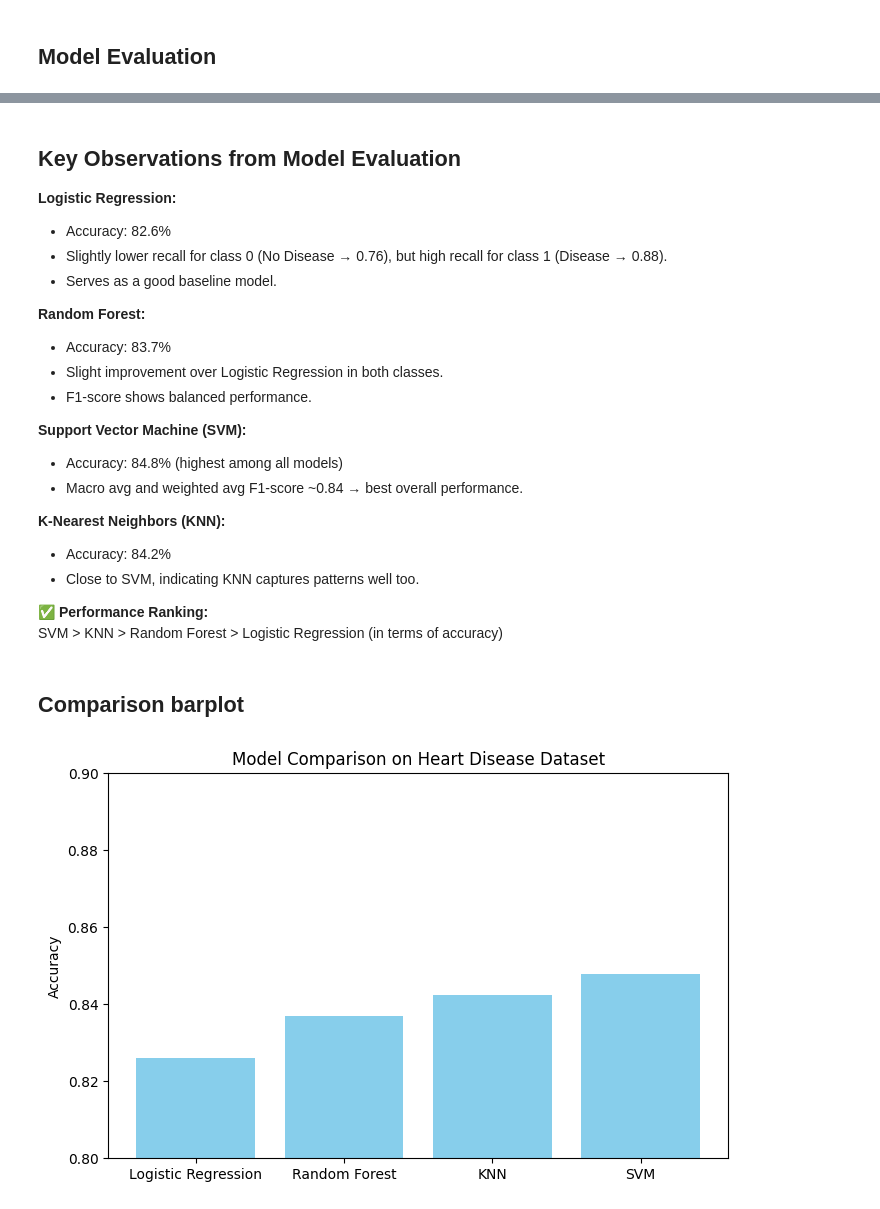
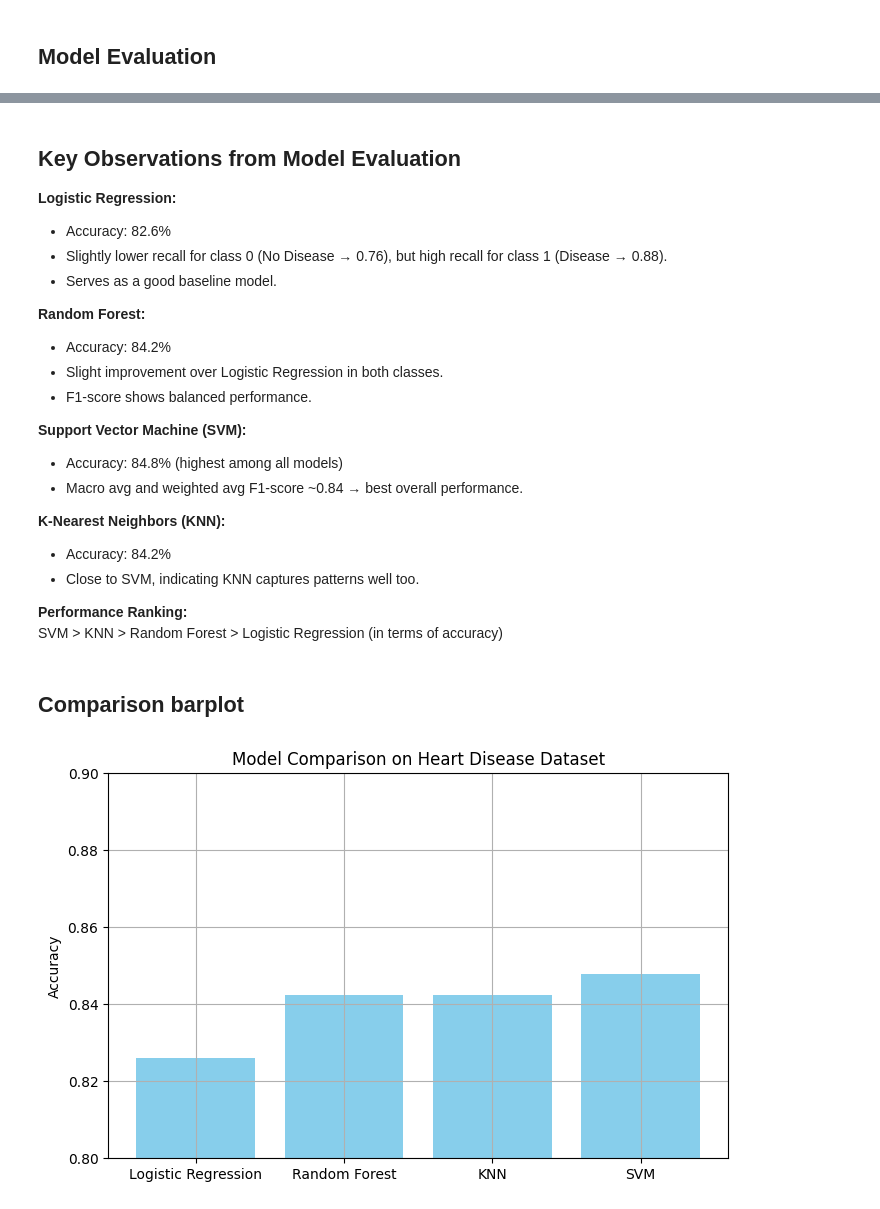
Before and after one commit to eshagarwal/21-Projects-21-Days-ML-Deep-Learning-GenAI-GFG, a Jupyter notebook: DAY 4/heart_disease_prediction.ipynb, the cells around one changed output, grey strips where cells are left out. Drawn from its saved outputs; the diff is of its cells as text; code cells hidden in the pictures.

```diff
--- a/DAY 4/heart_disease_prediction.ipynb
+++ b/DAY 4/heart_disease_prediction.ipynb
@@ -576,26 +548,32 @@ SVM Accuracy: 0.8478
 # Logistic Regression
 y_pred_lr = models["Logistic Regression"].predict(X_test_scaled)
 print("--- Logistic Regression Performance ---")
+lr_accuracy = accuracy_score(y_test, y_pred_lr)
 print(classification_report(y_test, y_pred_lr, zero_division=0))
-print("Logistic Regression Accuracy:", round(accuracy_score(y_test, y_pred_lr), 4))
+print("Logistic Regression Accuracy:", round(lr_accuracy, 4))
 
 # Random Forest
 y_pred_rf = models["Random Forest"].predict(X_test_scaled)
 print("\n--- Random Forest Performance ---")
+rf_accuracy = accuracy_score(y_test, y_pred_rf)
 print(classification_report(y_test, y_pred_rf, zero_division=0))
-print("Random Forest Accuracy:", round(accuracy_score(y_test, y_pred_rf), 4))
+print("Random Forest Accuracy:", round(rf_accuracy, 4))
+
+# K-Nearest Neighbors (KNN)
+y_pred_knn = models["KNN"].predict(X_test_scaled)
+print("\n--- K-Nearest Neighbors (KNN) Performance ---")
+knn_accuracy = accuracy_score(y_test, y_pred_knn)
+print(classification_report(y_test, y_pred_knn, zero_division=0))
+print("KNN Accuracy:", round(knn_accuracy, 4))
 
 # Support Vector Machine (SVM)
 y_pred_svm = models["SVM"].predict(X_test_scaled)
 print("\n--- Support Vector Machine (SVM) Performance ---")
+svm_accuracy = accuracy_score(y_test, y_pred_svm)
 print(classification_report(y_test, y_pred_svm, zero_division=0))
-print("SVM Accuracy:", round(accuracy_score(y_test, y_pred_svm), 4))
+print("SVM Accuracy:", round(svm_accuracy, 4))
 
-# K-Nearest Neighbors (KNN)
-y_pred_knn = models["KNN"].predict(X_test_scaled)
-print("\n--- K-Nearest Neighbors (KNN) Performance ---")
-print(classification_report(y_test, y_pred_knn, zero_division=0))
-print("KNN Accuracy:", round(accuracy_score(y_test, y_pred_knn), 4))
+scores = [lr_accuracy, rf_accuracy, knn_accuracy, svm_accuracy]
 # %% [output]
 --- Logistic Regression Performance ---
               precision    recall  f1-score   support
@@ -623,7 +601,7 @@ KNN Accuracy: 0.8424
 - Serves as a good baseline model.
 
 **Random Forest:**
-- Accuracy: 83.7%
+- Accuracy: 84.2%
 - Slight improvement over Logistic Regression in both classes.
 - F1-score shows balanced performance.
 
@@ -635,26 +613,20 @@ KNN Accuracy: 0.8424
 - Accuracy: 84.2%
 - Close to SVM, indicating KNN captures patterns well too.
 
-✅ **Performance Ranking:**
+**Performance Ranking:**
 SVM > KNN > Random Forest > Logistic Regression (in terms of accuracy)
 # %% [markdown]
 ## Comparison barplot
 # %%
-model_results = {
-    "Logistic Regression": 0.8261,
-    "Random Forest": 0.8370,
-    "KNN": 0.8424,
-    "SVM": 0.8478
-}
-
 plt.figure(figsize=(8,5))
-plt.bar(model_results.keys(), model_results.values(), color='skyblue')
+plt.bar(models.keys(), scores, color='skyblue')
 plt.ylabel("Accuracy")
 plt.title("Model Comparison on Heart Disease Dataset")
 plt.ylim(0.8, 0.9)
+plt.grid()
 plt.show()
 # %% [output]
-[figure, old version]
+[figure, new version]
 # %%
 y_pred_svm = models["SVM"].predict(X_test_scaled)
 
```
Also changed, not shown: parts of 7 cells of this notebook.
